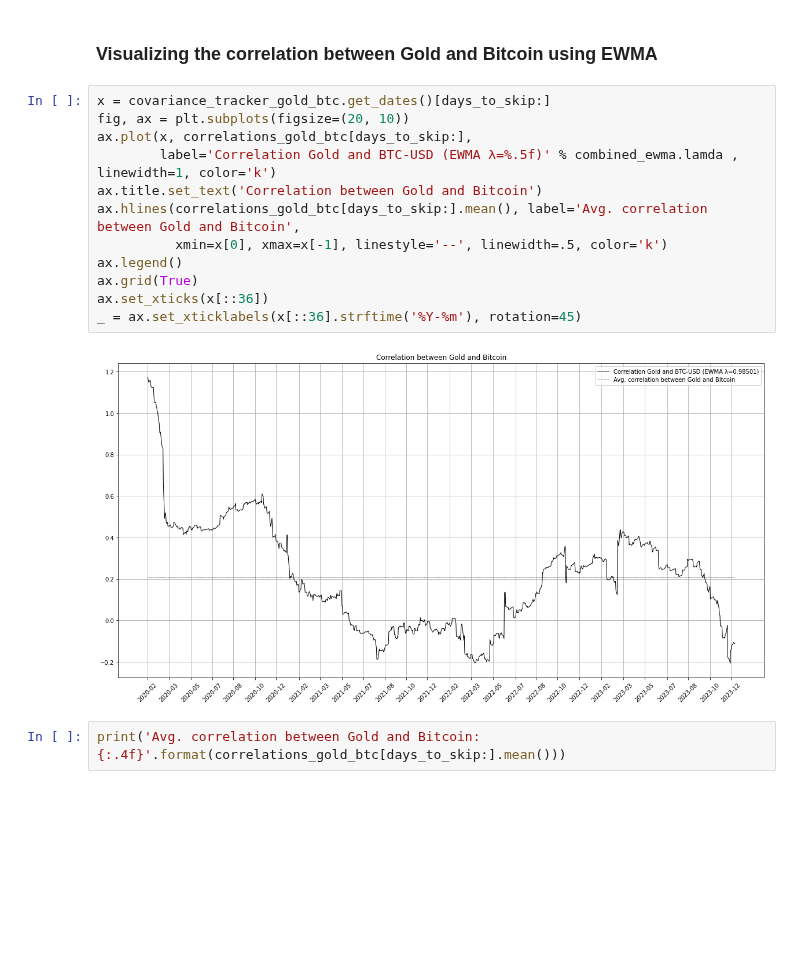
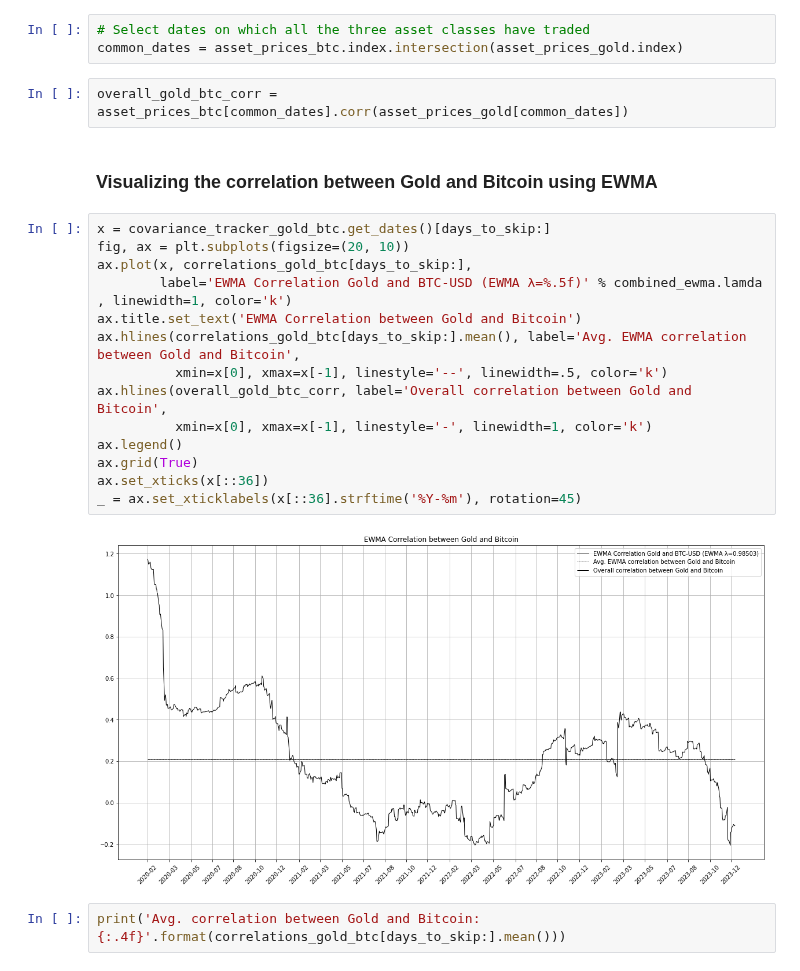
Before and after one commit to ilchen/RMaFI, a Jupyter notebook: ch11_variance_covariance.ipynb, the cells around one changed output. Saved outputs shown, nothing was run; the diff lists cells and outputs as text; blank space fills up the shorter version.

```diff
--- a/ch11_variance_covariance.ipynb
+++ b/ch11_variance_covariance.ipynb
@@ -223,22 +226,29 @@ btc_vols = btc_vol_tracker.get_daily_volatilities()
 covariances_gold_btc = covariance_tracker_gold_btc.get_covariances()
 correlations_gold_btc = covariances_gold_btc / (gold_vols * btc_vols)
 correlations_gold_btc.dropna(inplace=True)
+# %%
+# Select dates on which all the three asset classes have traded
+common_dates = asset_prices_btc.index.intersection(asset_prices_gold.index)
+# %%
+overall_gold_btc_corr = asset_prices_btc[common_dates].corr(asset_prices_gold[common_dates])
 # %% [markdown]
 ### Visualizing the correlation between Gold and Bitcoin using EWMA
 # %%
 x = covariance_tracker_gold_btc.get_dates()[days_to_skip:]
 fig, ax = plt.subplots(figsize=(20, 10))
 ax.plot(x, correlations_gold_btc[days_to_skip:],
-        label='Correlation Gold and BTC-USD (EWMA λ=%.5f)' % combined_ewma.lamda , linewidth=1, color='k')
-ax.title.set_text('Correlation between Gold and Bitcoin')
-ax.hlines(correlations_gold_btc[days_to_skip:].mean(), label='Avg. correlation between Gold and Bitcoin',
+        label='EWMA Correlation Gold and BTC-USD (EWMA λ=%.5f)' % combined_ewma.lamda , linewidth=1, color='k')
+ax.title.set_text('EWMA Correlation between Gold and Bitcoin')
+ax.hlines(correlations_gold_btc[days_to_skip:].mean(), label='Avg. EWMA correlation between Gold and Bitcoin',
           xmin=x[0], xmax=x[-1], linestyle='--', linewidth=.5, color='k')
+ax.hlines(overall_gold_btc_corr, label='Overall correlation between Gold and Bitcoin',
+          xmin=x[0], xmax=x[-1], linestyle='-', linewidth=1, color='k')
 ax.legend()
 ax.grid(True)
 ax.set_xticks(x[::36])
 _ = ax.set_xticklabels(x[::36].strftime('%Y-%m'), rotation=45)
 # %% [output]
-[figure, old version]
+[figure, new version]
 # %%
 print('Avg. correlation between Gold and Bitcoin: {:.4f}'.format(correlations_gold_btc[days_to_skip:].mean()))
 # %% [output]
```
Also changed, not shown: parts of 19 cells of this notebook.
